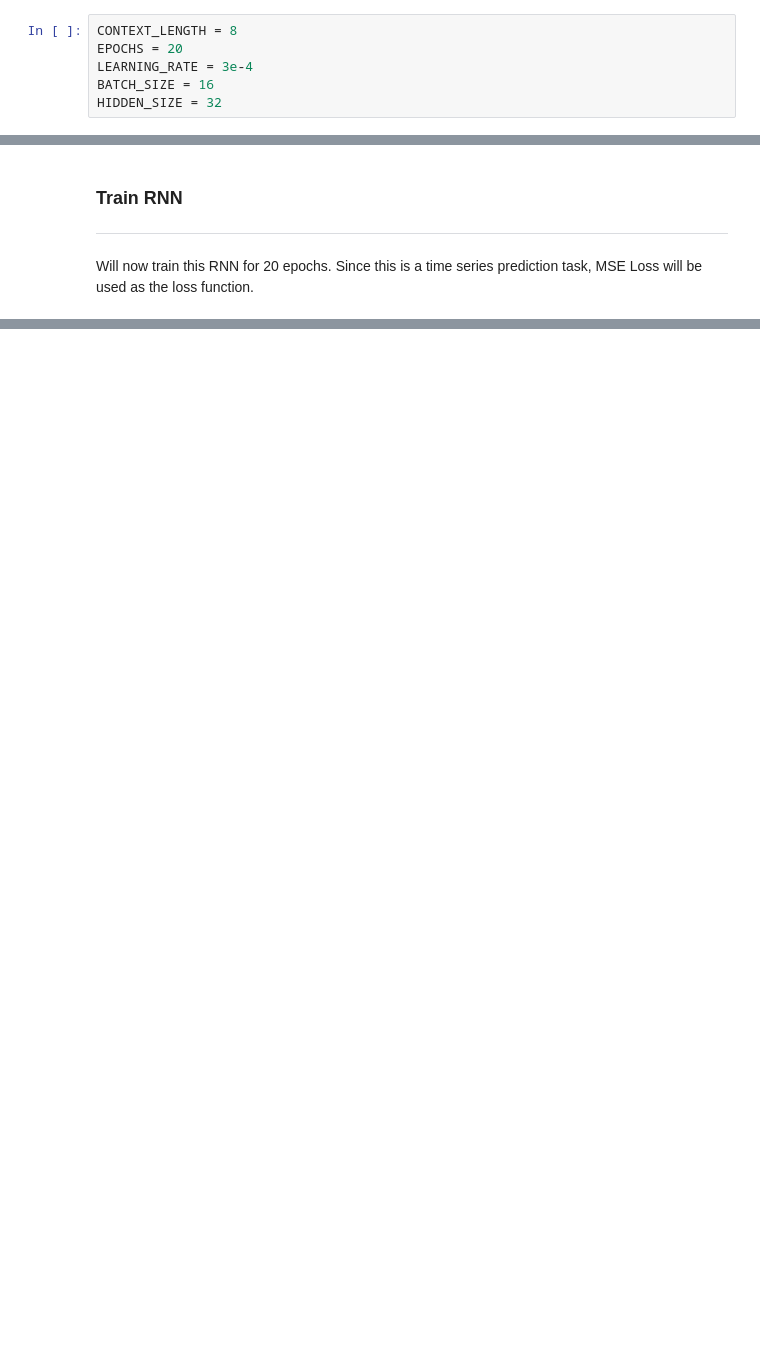
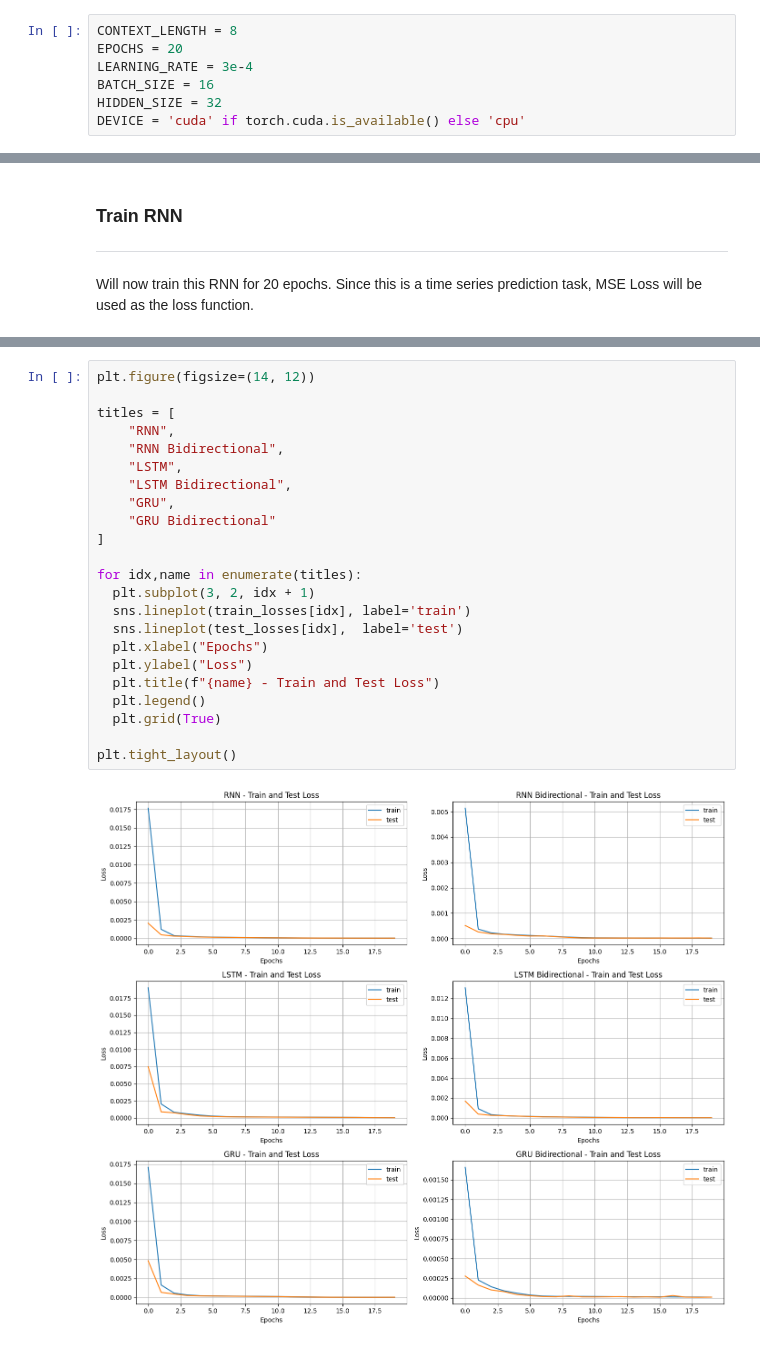
Before and after one commit to Adi-K527/NeuraLab, a Jupyter notebook: RNN/rnn.ipynb, the cells around one changed output, grey strips where cells are left out. Saved outputs shown, nothing was run; the diff lists cells and outputs as text; blank space fills up the shorter version.

```diff
--- a/RNN/rnn.ipynb
+++ b/RNN/rnn.ipynb
@@ -33,6 +33,7 @@ EPOCHS = 20
 LEARNING_RATE = 3e-4
 BATCH_SIZE = 16
 HIDDEN_SIZE = 32
+DEVICE = 'cuda' if torch.cuda.is_available() else 'cpu'
 # %% [markdown]
 </br></br>
 
@@ -302 +420,26 @@ EPOCH: 19 |  TRAIN-LOSS: 3e-05 |  VAL-LOSS: 2.5e-05
+# %%
+plt.figure(figsize=(14, 12))
+
+titles = [
+    "RNN",
+    "RNN Bidirectional",
+    "LSTM",
+    "LSTM Bidirectional",
+    "GRU",
+    "GRU Bidirectional"
+]
+
+for idx,name in enumerate(titles):
+  plt.subplot(3, 2, idx + 1)
+  sns.lineplot(train_losses[idx], label='train')
+  sns.lineplot(test_losses[idx],  label='test')
+  plt.xlabel("Epochs")
+  plt.ylabel("Loss")
+  plt.title(f"{name} - Train and Test Loss")
+  plt.legend()
+  plt.grid(True)
+
+plt.tight_layout()
+# %% [output]
+[figure, added]
 # %%
```
Also changed, not shown: parts of 21 cells of this notebook, 2 other files.
